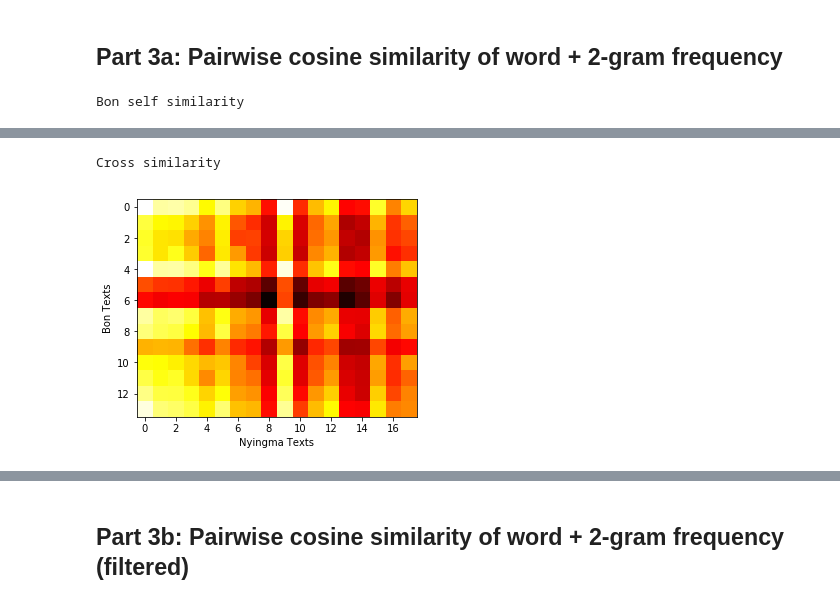
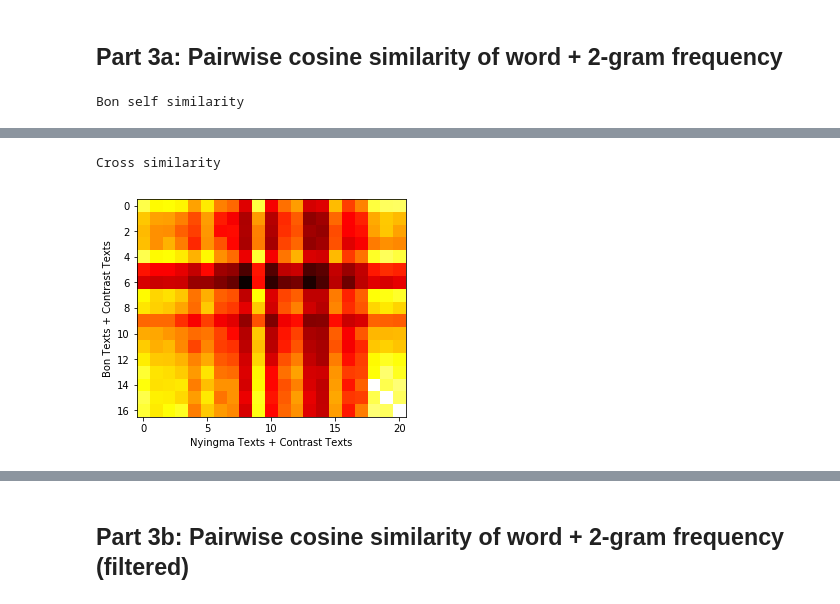
Before and after one commit to keutzer/bo-corpus-analytics, a Jupyter notebook: bon_nyingma_filtered_word_frequency_analysis.ipynb, the cells around one changed output, grey strips where cells are left out. Cells and saved outputs as stored; diff of their text form; code cells hidden in the pictures.

Commit message:
add contrast texts

```diff
--- a/bon_nyingma_filtered_word_frequency_analysis.ipynb
+++ b/bon_nyingma_filtered_word_frequency_analysis.ipynb
@@ -313,8 +368,13 @@ nyingma_bigrams = []
 for t in nyingma_texts:
     grams = [tsek.join(x) for x in ngrams(t, 2)]
     nyingma_bigrams.append(grams)
+
+contrast_bigrams = []
+for t in contrast_texts:
+    grams = [tsek.join(x) for x in ngrams(t, 2)]
+    contrast_bigrams.append(grams)
 # %%
-dct_bigrams = Dictionary(bon_bigrams + nyingma_bigrams)
+dct_bigrams = Dictionary(bon_bigrams + nyingma_bigrams + contrast_bigrams)
 # %%
 bon_bows_bigrams = []
 for t in bon_bigrams:
@@ -323,6 +383,10 @@ for t in bon_bigrams:
 nyingma_bows_bigrams = []
 for t in nyingma_bigrams:
     nyingma_bows_bigrams.append(dct_bigrams.doc2bow(t))
+
+contrast_bows_bigrams = []
+for t in contrast_bigrams:
+    contrast_bows_bigrams.append(dct_bigrams.doc2bow(t))
 # %%
 bon_tfs_bigrams = []
 for t in bon_bows_bigrams:
@@ -337,4 +401,11 @@ for t in nyingma_bows_bigrams:
     for k, v in t:
         vec[k] = v
     nyingma_tfs_bigrams.append(vec)
+
+contrast_tfs_bigrams = []
+for t in contrast_bows_bigrams:
+    vec = np.zeros(len(dct_bigrams))
+    for k, v in t:
+        vec[k] = v
+    contrast_tfs_bigrams.append(vec)
 # %%
@@ -560,7 +665,11 @@ nyingma_words_bigrams = []
 for t1, t2 in zip(nyingma_texts, nyingma_bigrams):
     nyingma_words_bigrams.append(t1 + t2)
 
-dct_words_bigrams = Dictionary(bon_words_bigrams + nyingma_words_bigrams)
+contrast_words_bigrams = []
+for t1, t2 in zip(contrast_texts, contrast_bigrams):
+    contrast_words_bigrams.append(t1 + t2)
+
+dct_words_bigrams = Dictionary(bon_words_bigrams + nyingma_words_bigrams + contrast_words_bigrams)
 
 bon_bows_words_bigrams = []
 for t in bon_words_bigrams:
@@ -569,6 +678,10 @@ for t in bon_words_bigrams:
 nyingma_bows_words_bigrams = []
 for t in nyingma_words_bigrams:
     nyingma_bows_words_bigrams.append(dct_words_bigrams.doc2bow(t))
+
+contrast_bows_words_bigrams = []
+for t in contrast_words_bigrams:
+    contrast_bows_words_bigrams.append(dct_words_bigrams.doc2bow(t))
 
 bon_tfs_words_bigrams = []
 for t in bon_bows_words_bigrams:
@@ -584,47 +697,56 @@ for t in nyingma_bows_words_bigrams:
         vec[k] = v
     nyingma_tfs_words_bigrams.append(vec)
 
+contrast_tfs_words_bigrams = []
+for t in contrast_bows_words_bigrams:
+    vec = np.zeros(len(dct_words_bigrams))
+    for k, v in t:
+        vec[k] = v
+    contrast_tfs_words_bigrams.append(vec)
+
+b = bon_tfs_words_bigrams + contrast_tfs_words_bigrams
+n = nyingma_tfs_words_bigrams + contrast_tfs_words_bigrams
 
 print("Bon self similarity")
-cos_sims_words_bigrams = np.zeros((len(bon_tfs_words_bigrams), len(bon_tfs_words_bigrams)))
+cos_sims_f = np.zeros((len(b), len(b)))
 
-for i in range(len(bon_tfs_words_bigrams)):
-    for j in range(len(bon_tfs_words_bigrams)):
-        u = bon_tfs_words_bigrams[i]
-        v = bon_tfs_words_bigrams[j]
-        cos_sims_words_bigrams[i,j] = (u / np.linalg.norm(u)).dot(v / np.linalg.norm(v))
+for i in range(len(b)):
+    for j in range(len(b)):
+        u = b[i]
+        v = b[j]
+        cos_sims_f[i,j] = (u / np.linalg.norm(u)).dot(v / np.linalg.norm(v))
 
-plt.imshow(cos_sims_words_bigrams, cmap='hot', interpolation='nearest')
-plt.xlabel('Bon Texts')
-plt.ylabel('Bon Texts')
+plt.imshow(cos_sims_f, cmap='hot', interpolation='nearest')
+plt.xlabel('Bon Texts + Contrast Texts')
+plt.ylabel('Bon Texts + Contrast Texts')
 plt.show()
 
-print("Nyingma self similarity")
-cos_sims_words_bigrams = np.zeros((len(nyingma_tfs_words_bigrams), len(nyingma_tfs_words_bigrams)))
+print("Nyingma similarity")
+cos_sims_f = np.zeros((len(n), len(n)))
 
-for i in range(len(nyingma_tfs_words_bigrams)):
-    for j in range(len(nyingma_tfs_words_bigrams)):
-        u = nyingma_tfs_words_bigrams[i]
-        v = nyingma_tfs_words_bigrams[j]
-        cos_sims_words_bigrams[i,j] = (u / np.linalg.norm(u)).dot(v / np.linalg.norm(v))
+for i in range(len(n)):
+    for j in range(len(n)):
+        u = n[i]
+        v = n[j]
+        cos_sims_f[i,j] = (u / np.linalg.norm(u)).dot(v / np.linalg.norm(v))
 
-plt.imshow(cos_sims_words_bigrams, cmap='hot', interpolation='nearest')
-plt.xlabel('Nyingma Texts')
-plt.ylabel('Nyingma Texts')
+plt.imshow(cos_sims_f, cmap='hot', interpolation='nearest')
+plt.xlabel('Nyingma Texts + Contrast Texts')
+plt.ylabel('Nyingma Texts + Contrast Texts')
 plt.show()
 
 print("Cross similarity")
-cos_sims_words_bigrams = np.zeros((len(bon_tfs_words_bigrams), len(nyingma_tfs_words_bigrams)))
+cos_sims_f = np.zeros((len(b), len(n)))
 
-for i in range(len(bon_tfs_words_bigrams)):
-    for j in range(len(nyingma_tfs_words_bigrams)):
-        u = bon_tfs_words_bigrams[i]
-        v = nyingma_tfs_words_bigrams[j]
-        cos_sims_words_bigrams[i,j] = (u / np.linalg.norm(u)).dot(v / np.linalg.norm(v))
+for i in range(len(b)):
+    for j in range(len(n)):
+        u = b[i]
+        v = n[j]
+        cos_sims_f[i,j] = (u / np.linalg.norm(u)).dot(v / np.linalg.norm(v))
 
-plt.imshow(cos_sims_words_bigrams, cmap='hot', interpolation='nearest')
-plt.xlabel('Nyingma Texts')
-plt.ylabel('Bon Texts')
+plt.imshow(cos_sims_f, cmap='hot', interpolation='nearest')
+plt.xlabel('Nyingma Texts + Contrast Texts')
+plt.ylabel('Bon Texts + Contrast Texts')
 plt.show()
 # %% [output]
 Bon self similarity
@@ -634,5 +756,5 @@ Nyingma self similarity
 Cross similarity
-[figure, old version]
+[figure, new version]
 # %%
 bon_idx2fname
 # %% [output]
```
Also changed, not shown: parts of 29 cells of this notebook, 3 other files.
